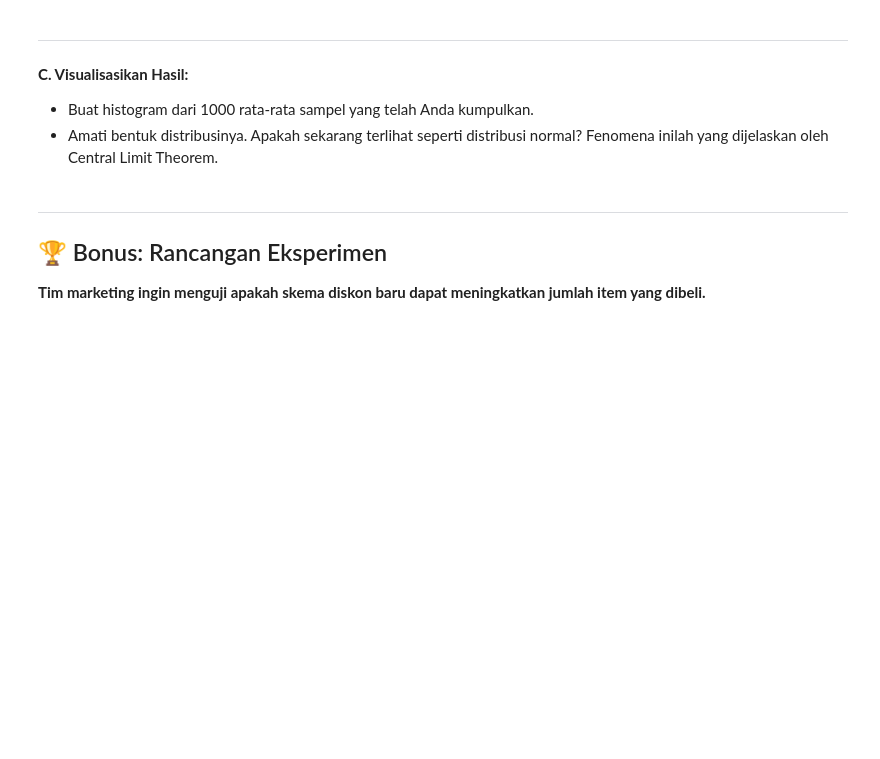
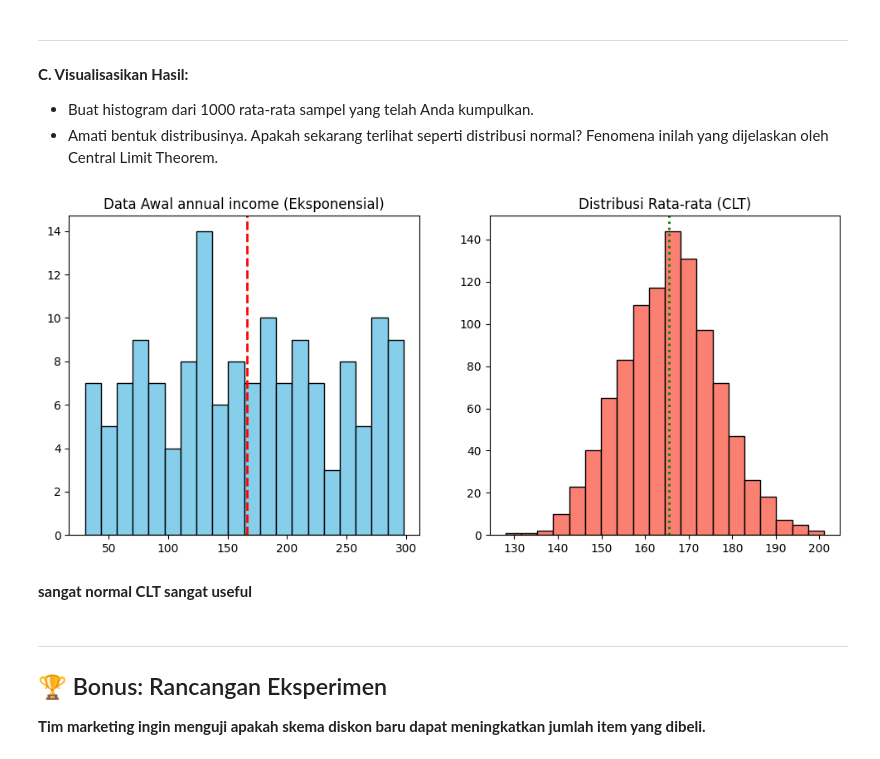
Before and after one commit to Aris0506/Python-Data-Analysis-Project-learning-journey, a Jupyter notebook: 00 mini project/06 introduction to statistics/main.ipynb, the cells around one changed output. Cells and saved outputs as stored; diff of their text form; code cells hidden in the pictures; blank space fills up the shorter version.

```diff
--- a/00 mini project/06 introduction to statistics/main.ipynb
+++ b/00 mini project/06 introduction to statistics/main.ipynb
@@ -284,6 +378,13 @@ nilai Korelasi -0.057707926424962266
 - Ambil 1000 sampel acak dari kolom annual_income, di mana setiap sampel berukuran 50 (n=50).
 - Hitung rata-rata (mean) dari setiap sampel tersebut.
 - Simpan 1000 nilai rata-rata sampel ini dalam sebuah list.
+# %%
+#ambil sampling
+sample_means = []
+
+for index in range(1000):
+    sampel = np.random.choice(annual_income, size=50, replace=True)
+    sample_means.append(np.mean(sampel))
 # %% [markdown]
 ---
 
@@ -291,6 +392,34 @@ nilai Korelasi -0.057707926424962266
 
 - Buat histogram dari 1000 rata-rata sampel yang telah Anda kumpulkan.
 - Amati bentuk distribusinya. Apakah sekarang terlihat seperti distribusi normal? Fenomena inilah yang dijelaskan oleh Central Limit Theorem.
+# %%
+# Hitung mean populasi dan mean dari rata-rata sampel
+pop_mean = np.mean(annual_income)
+sample_mean = np.mean(sample_means)
+
+
+# Buat histogram
+plt.figure(figsize=(12,5))
+
+# Histogram data asli
+plt.subplot(1,2,1)
+plt.hist(annual_income, bins=20, color='skyblue', edgecolor='black')
+plt.title("Data Awal annual income (Eksponensial)")
+
+plt.axvline(pop_mean, color='red', linestyle='dashed', linewidth=2, label=f"Mean Populasi = {pop_mean:.2f}")
+
+# Histogram rata-rata sampel
+plt.subplot(1,2,2)
+plt.hist(sample_means, bins=20, color='salmon', edgecolor='black')
+plt.title("Distribusi Rata-rata (CLT)")
+
+plt.axvline(sample_mean, color='green', linestyle='dotted', linewidth=2, label=f"Mean Sampel = {sample_mean:.2f}")
+
+plt.show()
+# %% [output]
+[figure, added]
+# %% [markdown]
+**sangat normal CLT sangat useful**
 # %% [markdown]
 ----
 
```
Also changed, not shown: parts of 6 cells of this notebook.
